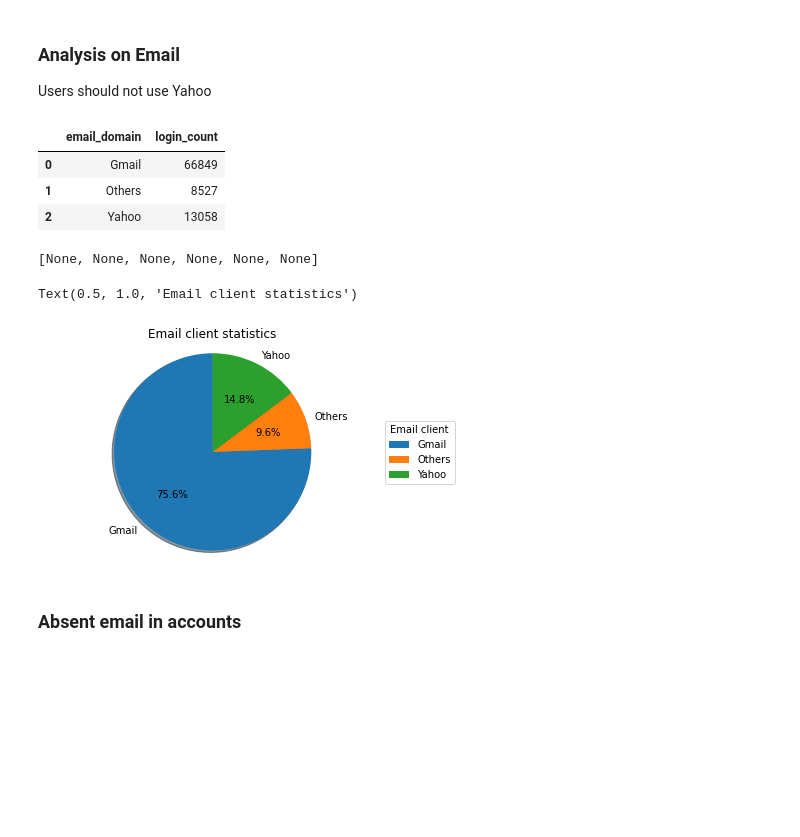
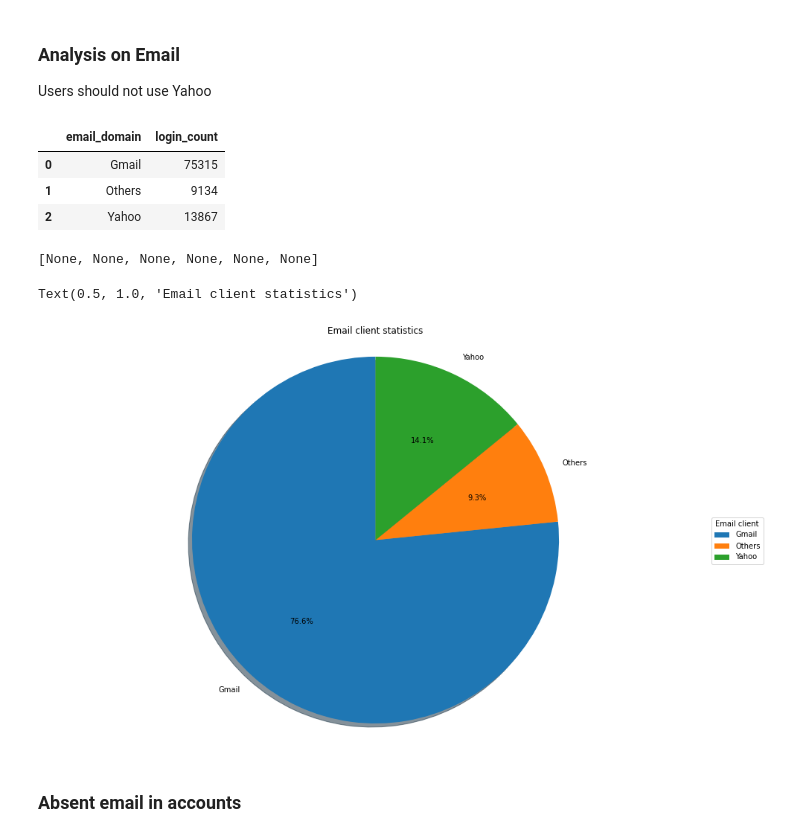
Before and after one commit to shahid-ullah/data_analysis, a Jupyter notebook: notebooks/tappware/dnothi/table_employee_records.ipynb, the cells around one changed output. Drawn from its saved outputs; the diff is of its cells as text; code cells hidden in the pictures; blank space fills up the shorter version.

```diff
--- a/notebooks/tappware/dnothi/table_employee_records.ipynb
+++ b/notebooks/tappware/dnothi/table_employee_records.ipynb
@@ -3,17 +3,23 @@
 from IPython.core.interactiveshell import InteractiveShell
 InteractiveShell.ast_node_interactivity = "all"
 
+import sys
+import os
 import pandas as pd
 import numpy as np
 import seaborn as sns
 import matplotlib.pyplot as plt
+%matplotlib inline
 pd.set_option('display.max_columns', None)
+
+image_base_path  = os.path.expanduser('~/data_analysis/images/dnothi')
 # %%
 def load_dataframe(path=None, nrows=100000):
     if not path:
         path = '~/data_analysis/data/tappware/dnothi/employee_records.csv'
     return pd.read_csv(path, nrows=nrows)
 # %%
-df = load_dataframe()
+df = load_dataframe(nrows=None)
+# df = load_dataframe()
 df.shape
 # %% [output]
@@ -83,28 +89,31 @@ df_email = df_email.groupby('email_domain').size().reset_index(name='login_count
 df_email
 # %% [output]
 |  | email_domain | login_count |
-| 0 | Gmail | 66849 |
-| 1 | Others | 8527 |
-| 2 | Yahoo | 13058 |
+| 0 | Gmail | 75315 |
+| 1 | Others | 9134 |
+| 2 | Yahoo | 13867 |
 # %%
 # creating the dataset
 labels = df_email['email_domain']
 values = df_email['login_count']
 
-fig1, ax = plt.subplots()
+fig1, ax = plt.subplots(figsize=(16, 10))
+# fig1, ax = plt.subplots()
 
 wedges, texts, autotexts = ax.pie(values, labels=labels, autopct='%1.1f%%',
         shadow=True, startangle=90)
 _ = ax.axis('equal')  # Equal aspect ratio ensures that pie is drawn as a circle.
 _ = ax.legend(wedges, labels, title="Email client", loc="center left", bbox_to_anchor=(1, 0, 0.5, 1))
 
 plt.setp(autotexts, size=10, weight=500)
 ax.set_title("Email client statistics")
+image_path = os.path.join(image_base_path, 'email_client.jpg')
+plt.savefig(image_path)
 plt.show()
 # %% [output]
 [None, None, None, None, None, None]
 Text(0.5, 1.0, 'Email client statistics')
-[figure, old version]
+[figure, new version]
 # %% [markdown]
 ### Absent email in accounts
 # %%
```
Also changed, not shown: parts of 11 cells of this notebook, 3 other files.
